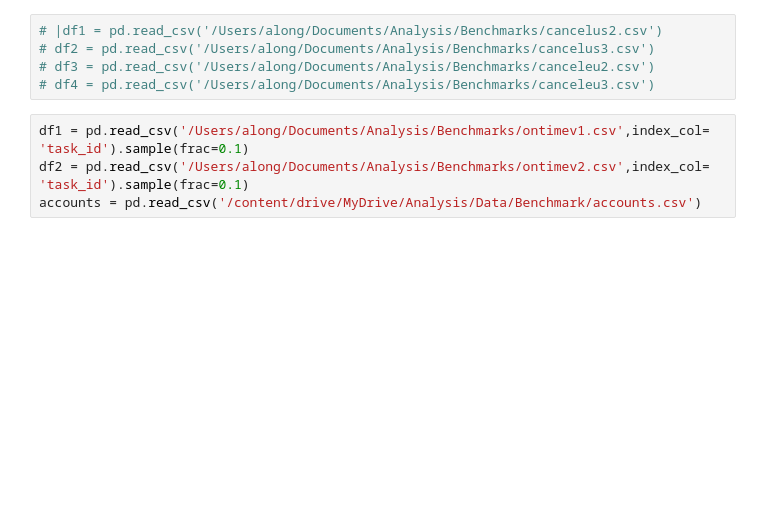
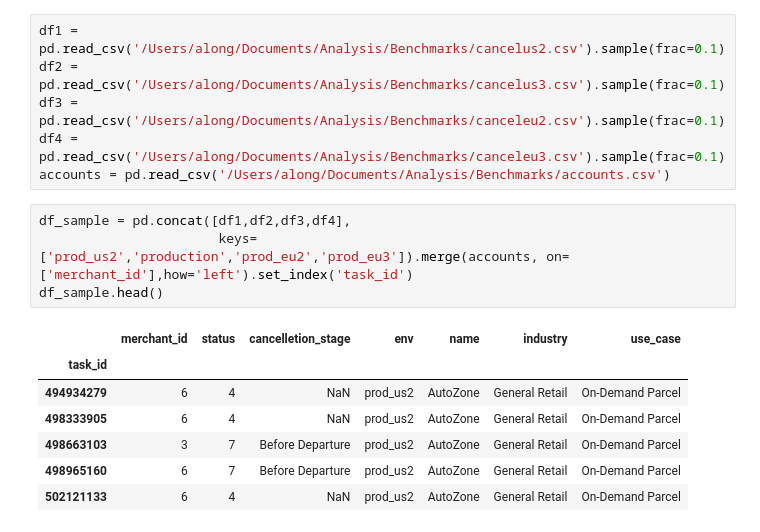
Before and after one commit to Alon-Goren/data-explorations, a Jupyter notebook: Benchmarks/Cancellation_Rate.ipynb, the cells around one changed output. Drawn from its saved outputs; the diff is of its cells as text; blank space fills up the shorter version.

```diff
--- a/Benchmarks/Cancellation_Rate.ipynb
+++ b/Benchmarks/Cancellation_Rate.ipynb
@@ -35,9 +45,18 @@ Matplotlib is building the font cache; this may take a moment.
 # %%
-# |df1 = pd.read_csv('/Users/along/Documents/Analysis/Benchmarks/cancelus2.csv')
-# df2 = pd.read_csv('/Users/along/Documents/Analysis/Benchmarks/cancelus3.csv')
-# df3 = pd.read_csv('/Users/along/Documents/Analysis/Benchmarks/canceleu2.csv')
-# df4 = pd.read_csv('/Users/along/Documents/Analysis/Benchmarks/canceleu3.csv')
+df1 = pd.read_csv('/Users/along/Documents/Analysis/Benchmarks/cancelus2.csv').sample(frac=0.1)
+df2 = pd.read_csv('/Users/along/Documents/Analysis/Benchmarks/cancelus3.csv').sample(frac=0.1)
+df3 = pd.read_csv('/Users/along/Documents/Analysis/Benchmarks/canceleu2.csv').sample(frac=0.1)
+df4 = pd.read_csv('/Users/along/Documents/Analysis/Benchmarks/canceleu3.csv').sample(frac=0.1)
+accounts = pd.read_csv('/Users/along/Documents/Analysis/Benchmarks/accounts.csv')
-# %%
-df1 = pd.read_csv('/Users/along/Documents/Analysis/Benchmarks/ontimev1.csv',index_col= 'task_id').sample(frac=0.1)
-df2 = pd.read_csv('/Users/along/Documents/Analysis/Benchmarks/ontimev2.csv',index_col= 'task_id').sample(frac=0.1)
-accounts = pd.read_csv('/content/drive/MyDrive/Analysis/Data/Benchmark/accounts.csv')
+# %%
+df_sample = pd.concat([df1,df2,df3,df4],
+                       keys=['prod_us2','production','prod_eu2','prod_eu3']).merge(accounts, on=['merchant_id'],how='left').set_index('task_id')
+df_sample.head()
+# %% [output]
+|  | merchant_id | status | cancelletion_stage | env | name | industry | use_case |
+| task_id |  |  |  |  |  |  |  |
+| 494934279 | 6 | 4 | NaN | prod_us2 | AutoZone | General Retail | On-Demand Parcel |
+| 498333905 | 6 | 4 | NaN | prod_us2 | AutoZone | General Retail | On-Demand Parcel |
+| 498663103 | 3 | 7 | Before Departure | prod_us2 | AutoZone | General Retail | On-Demand Parcel |
+| 498965160 | 6 | 7 | Before Departure | prod_us2 | AutoZone | General Retail | On-Demand Parcel |
+| 502121133 | 6 | 4 | NaN | prod_us2 | AutoZone | General Retail | On-Demand Parcel |
```
Also changed, not shown: parts of 11 cells of this notebook, 1 other file.
